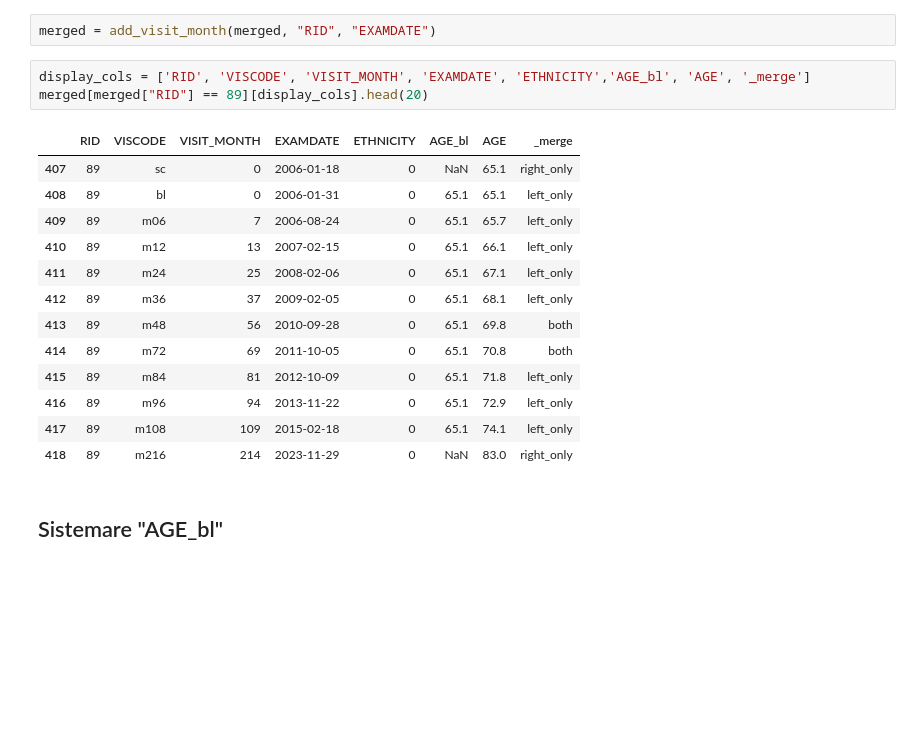
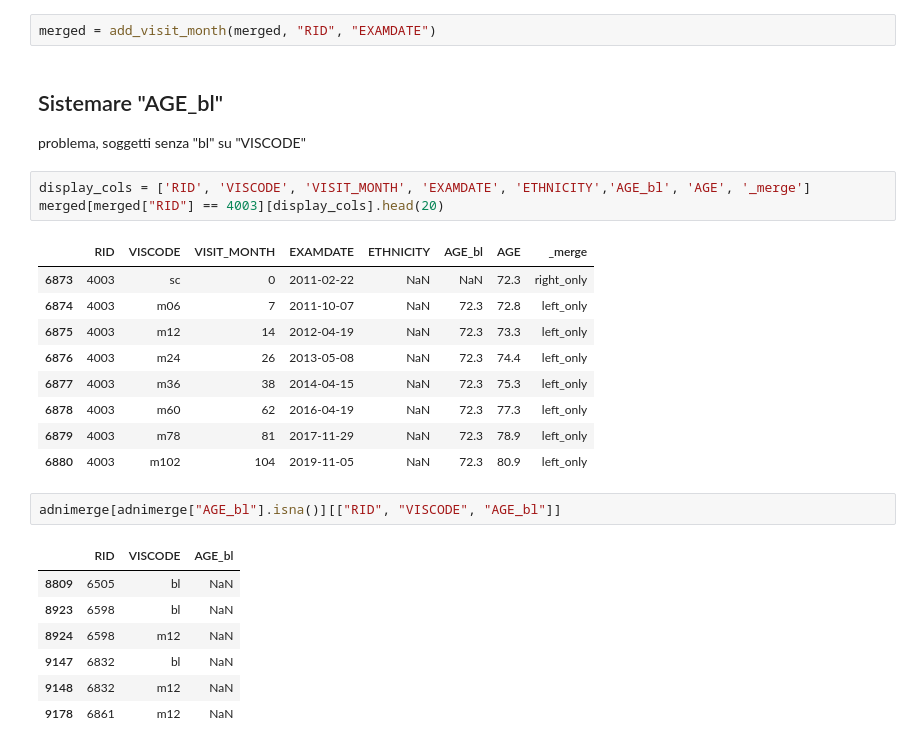
Before and after one commit to RossanaFacchin/DataCleaning, a Jupyter notebook: merge_pipeline.ipynb, the cells around one changed output. Cells and saved outputs as stored; diff of their text form; blank space fills up the shorter version.

Commit message:
Problema "bl"

```diff
--- a/merge_pipeline.ipynb
+++ b/merge_pipeline.ipynb
@@ -392,22 +392,29 @@ def add_visit_month(df, id_col, date_col):
     return df
 # %%
 merged = add_visit_month(merged, "RID", "EXAMDATE")
+# %% [markdown]
+## Sistemare "AGE_bl"
+problema, soggetti senza "bl" su "VISCODE"
 # %%
 display_cols = ['RID', 'VISCODE', 'VISIT_MONTH', 'EXAMDATE', 'ETHNICITY','AGE_bl', 'AGE', '_merge']
-merged[merged["RID"] == 89][display_cols].head(20)
+merged[merged["RID"] == 4003][display_cols].head(20)
 # %% [output]
 |  | RID | VISCODE | VISIT_MONTH | EXAMDATE | ETHNICITY | AGE_bl | AGE | _merge |
-| 407 | 89 | sc | 0 | 2006-01-18 | 0 | NaN | 65.1 | right_only |
-| 408 | 89 | bl | 0 | 2006-01-31 | 0 | 65.1 | 65.1 | left_only |
-| 409 | 89 | m06 | 7 | 2006-08-24 | 0 | 65.1 | 65.7 | left_only |
-| 410 | 89 | m12 | 13 | 2007-02-15 | 0 | 65.1 | 66.1 | left_only |
-| 411 | 89 | m24 | 25 | 2008-02-06 | 0 | 65.1 | 67.1 | left_only |
-| 412 | 89 | m36 | 37 | 2009-02-05 | 0 | 65.1 | 68.1 | left_only |
-| 413 | 89 | m48 | 56 | 2010-09-28 | 0 | 65.1 | 69.8 | both |
-| 414 | 89 | m72 | 69 | 2011-10-05 | 0 | 65.1 | 70.8 | both |
-| 415 | 89 | m84 | 81 | 2012-10-09 | 0 | 65.1 | 71.8 | left_only |
-| 416 | 89 | m96 | 94 | 2013-11-22 | 0 | 65.1 | 72.9 | left_only |
-| 417 | 89 | m108 | 109 | 2015-02-18 | 0 | 65.1 | 74.1 | left_only |
-| 418 | 89 | m216 | 214 | 2023-11-29 | 0 | NaN | 83.0 | right_only |
+| 6873 | 4003 | sc | 0 | 2011-02-22 | NaN | NaN | 72.3 | right_only |
+| 6874 | 4003 | m06 | 7 | 2011-10-07 | NaN | 72.3 | 72.8 | left_only |
+| 6875 | 4003 | m12 | 14 | 2012-04-19 | NaN | 72.3 | 73.3 | left_only |
+| 6876 | 4003 | m24 | 26 | 2013-05-08 | NaN | 72.3 | 74.4 | left_only |
+| 6877 | 4003 | m36 | 38 | 2014-04-15 | NaN | 72.3 | 75.3 | left_only |
+| 6878 | 4003 | m60 | 62 | 2016-04-19 | NaN | 72.3 | 77.3 | left_only |
+| 6879 | 4003 | m78 | 81 | 2017-11-29 | NaN | 72.3 | 78.9 | left_only |
+| 6880 | 4003 | m102 | 104 | 2019-11-05 | NaN | 72.3 | 80.9 | left_only |
-# %% [markdown]
-## Sistemare "AGE_bl"
+# %%
+adnimerge[adnimerge["AGE_bl"].isna()][["RID", "VISCODE", "AGE_bl"]]
+# %% [output]
+|  | RID | VISCODE | AGE_bl |
+| 8809 | 6505 | bl | NaN |
+| 8923 | 6598 | bl | NaN |
+| 8924 | 6598 | m12 | NaN |
+| 9147 | 6832 | bl | NaN |
+| 9148 | 6832 | m12 | NaN |
+| 9178 | 6861 | m12 | NaN |
```
Also changed, not shown: parts of 1 cell of this notebook.
